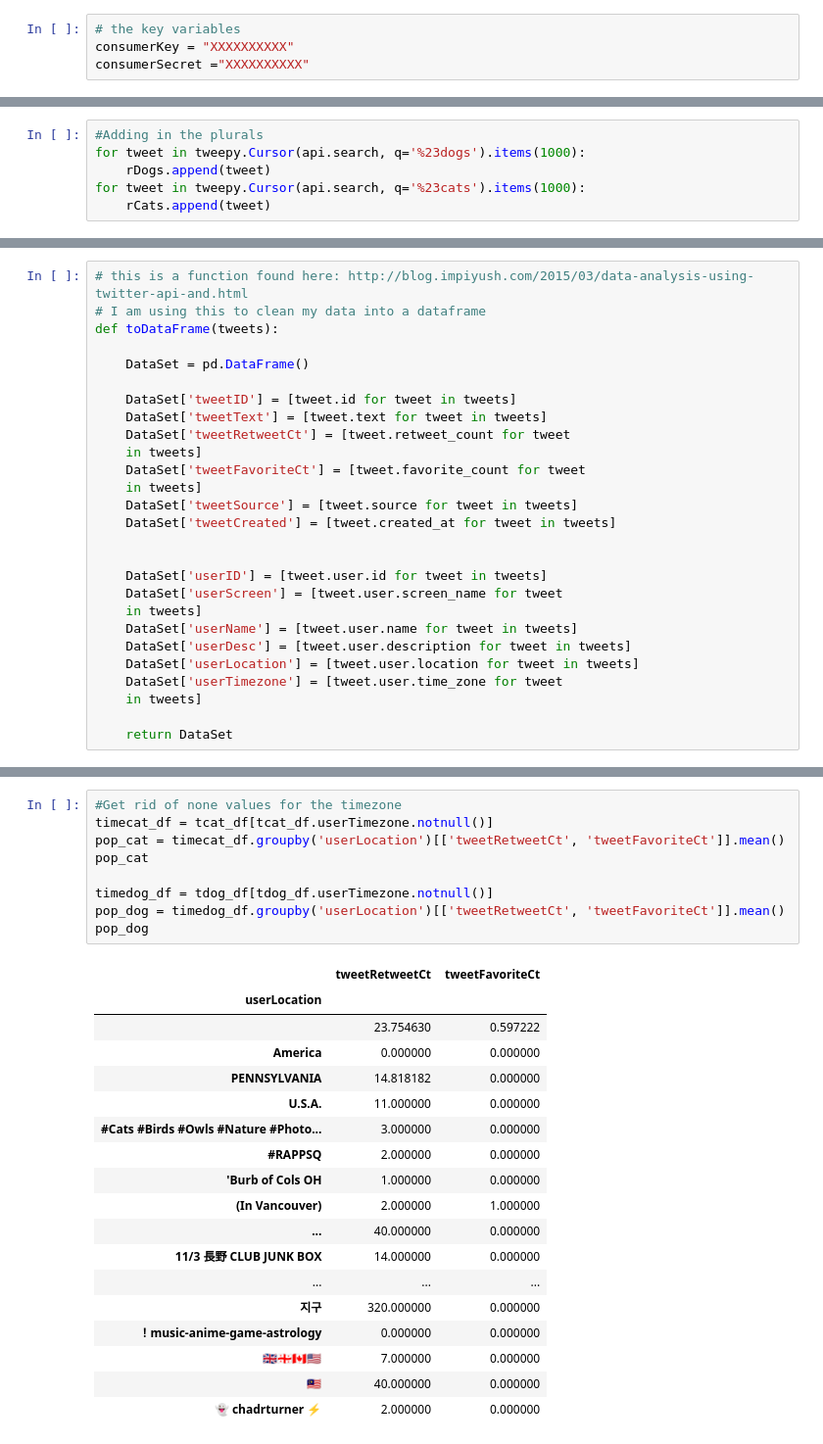
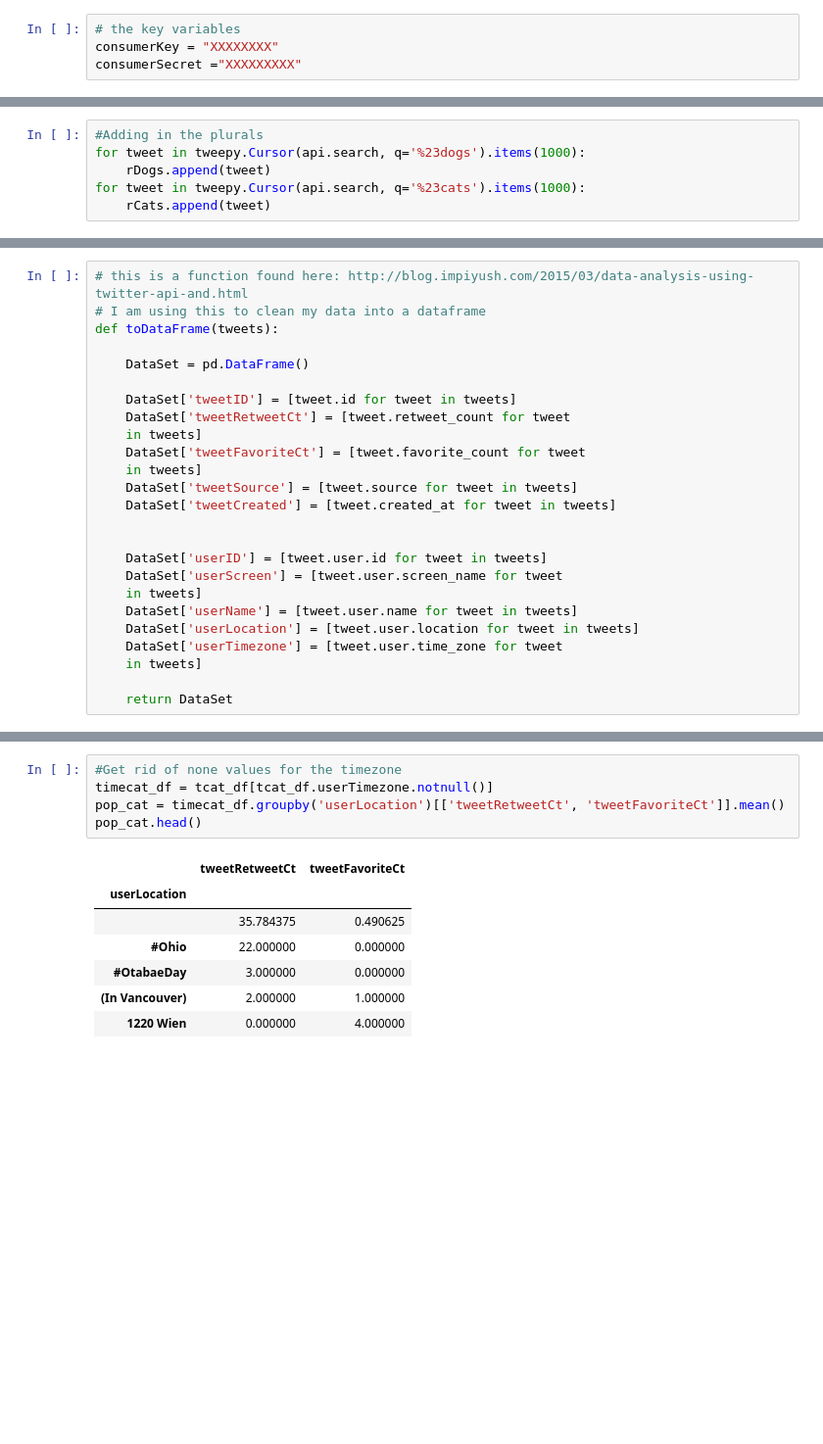
Before and after one commit to Data-Science-for-Linguists/Dog_vs_Cat_Neologisms_on_Twitter, a Jupyter notebook: Project.ipynb, the cells around one changed output, grey strips where cells are left out. Shown: that part at 98% size. Saved outputs shown, nothing was run; the diff lists cells and outputs as text; blank space fills up the shorter version.

```diff
--- a/Project.ipynb
+++ b/Project.ipynb
@@ -12,8 +12,8 @@ from IPython.core.interactiveshell import InteractiveShell
 InteractiveShell.ast_node_interactivity = "all"
 # %%
 # the key variables
-consumerKey = "XXXXXXXXXX"
-consumerSecret ="XXXXXXXXXX"
+consumerKey = "XXXXXXXX"
+consumerSecret ="XXXXXXXXX"
 # %%
 #authentication
 auth = tweepy.OAuthHandler(consumerKey, consumerSecret)
@@ -110,7 +111,6 @@ def toDataFrame(tweets):
     DataSet = pd.DataFrame()
 
     DataSet['tweetID'] = [tweet.id for tweet in tweets]
-    DataSet['tweetText'] = [tweet.text for tweet in tweets]
     DataSet['tweetRetweetCt'] = [tweet.retweet_count for tweet
     in tweets]
     DataSet['tweetFavoriteCt'] = [tweet.favorite_count for tweet
@@ -123,7 +123,6 @@ def toDataFrame(tweets):
     DataSet['userScreen'] = [tweet.user.screen_name for tweet
     in tweets]
     DataSet['userName'] = [tweet.user.name for tweet in tweets]
-    DataSet['userDesc'] = [tweet.user.description for tweet in tweets]
     DataSet['userLocation'] = [tweet.user.location for tweet in tweets]
     DataSet['userTimezone'] = [tweet.user.time_zone for tweet
     in tweets]
@@ -219,28 +286,13 @@ plt.show()
 # %%
 #Get rid of none values for the timezone
 timecat_df = tcat_df[tcat_df.userTimezone.notnull()]
 pop_cat = timecat_df.groupby('userLocation')[['tweetRetweetCt', 'tweetFavoriteCt']].mean()
-pop_cat
-
-timedog_df = tdog_df[tdog_df.userTimezone.notnull()]
-pop_dog = timedog_df.groupby('userLocation')[['tweetRetweetCt', 'tweetFavoriteCt']].mean()
-pop_dog
+pop_cat.head()
 # %% [output]
 |  | tweetRetweetCt | tweetFavoriteCt |
 | userLocation |  |  |
-|  | 23.754630 | 0.597222 |
-| America | 0.000000 | 0.000000 |
-| PENNSYLVANIA | 14.818182 | 0.000000 |
-| U.S.A. | 11.000000 | 0.000000 |
-| #Cats #Birds #Owls #Nature #Photo... | 3.000000 | 0.000000 |
-| #RAPPSQ | 2.000000 | 0.000000 |
-| 'Burb of Cols OH | 1.000000 | 0.000000 |
+|  | 35.784375 | 0.490625 |
+| #Ohio | 22.000000 | 0.000000 |
+| #OtabaeDay | 3.000000 | 0.000000 |
 | (In Vancouver) | 2.000000 | 1.000000 |
-| ... | 40.000000 | 0.000000 |
-| 11/3 長野 CLUB JUNK BOX | 14.000000 | 0.000000 |
-| ... | ... | ... |
-| 지구 | 320.000000 | 0.000000 |
-| ！music-anime-game-astrology | 0.000000 | 0.000000 |
-| 🇬🇧🇬🇪🇨🇦🇺🇸 | 7.000000 | 0.000000 |
-| 🇲🇾 | 40.000000 | 0.000000 |
-| 👻 chadrturner ⚡️ | 2.000000 | 0.000000 |
+| 1220 Wien | 0.000000 | 4.000000 |
```
Also changed, not shown: parts of 25 cells of this notebook, 1 other file.
